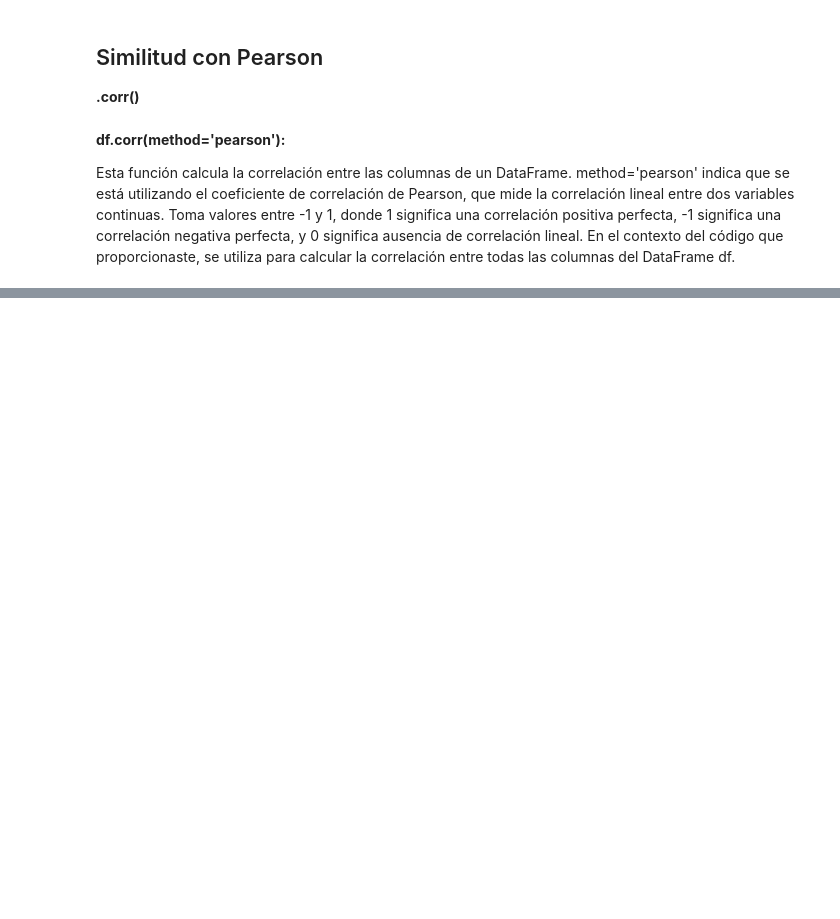
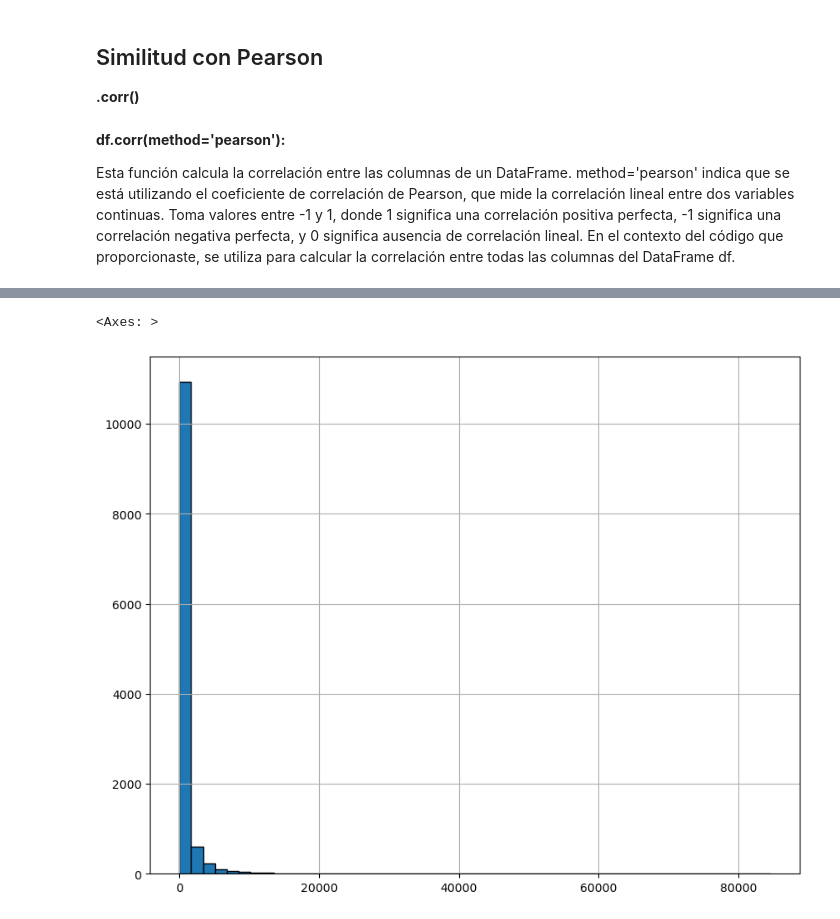
Before and after one commit to Jaime44/WorkSpace, a Jupyter notebook: models/colaborative filter/FINal_movie-recommendation-system-collaborative-filter.ipynb, the cells around one changed output, grey strips where cells are left out. Cells and saved outputs as stored; diff of their text form; code cells hidden in the pictures; blank space fills up the shorter version.

```diff
--- a/models/colaborative filter/FINal_movie-recommendation-system-collaborative-filter.ipynb
+++ b/models/colaborative filter/FINal_movie-recommendation-system-collaborative-filter.ipynb
@@ -417,0 +543,22 @@ dtype: float64
+# %%
+ratings = pd.read_csv(path_absolute+'/df_mezclado_tags_ratings_movies_links_genTags.csv')
+print(ratings.shape)
+df_ratings_merge = ratings.copy()
+# df_ratings_merge = df_ratings_merge.sample(n=500000, random_state=42)
+# Inserta la columna 'rating' en la última posición del DataFrame
+df_ratings_merge.insert(len(df_ratings_merge.columns)-1, 'rating', df_ratings_merge.pop('rating'))
+# Inserta la columna 'relevance' en la penúltima posición del DataFrame
+df_ratings_merge.insert(len(df_ratings_merge.columns)-2, 'relevance', df_ratings_merge.pop('relevance'))
+# Inserta la columna 'tag_etiquetas_genómicas' despues de tag_df_mezclado
+df_ratings_merge.insert(5, 'tag_etiquetas_genómicas', df_ratings_merge.pop('tag_etiquetas_genómicas'))
+
+# Renombrar algunas columnas:
+df_ratings_merge.rename(columns={'timestamp_valoraciones': 'timestamp_rt', 'timestamp_etiquetas': 'timestamp_tags', 'tag_df_mezclado_tags_ratings_movies_links_genMov': 'tag_by_user', 'tag_etiquetas_genómicas': 'gen_tag'}, inplace=True)
+
+# Elimino las columnas:
+columnas_a_eliminar = ['imdbId', 'tmdbId']
+df_ratings_merge = df_ratings_merge.drop(columnas_a_eliminar, axis=1)
+print(df_ratings_merge.shape)
+df_ratings_merge.head()
+
+movie_data = df_ratings_merge.copy()
@@ -417,0 +598,4 @@ dtype: float64
+# %%
+ratings_mean_count = pd.DataFrame(movie_data.groupby('title')['rating'].mean())
+# %%
+ratings_mean_count['rating_counts'] = pd.DataFrame(movie_data.groupby('title')['rating'].count())
@@ -417,0 +612,7 @@ dtype: float64
+# %%
+plt.figure(figsize=(10,8))
+plt.rcParams['patch.force_edgecolor'] = True
+ratings_mean_count['rating_counts'].hist(bins=50)
+# %% [output]
+<Axes: >
+[figure, added]
```
Also changed, not shown: parts of 91 cells of this notebook, 5 other files.
